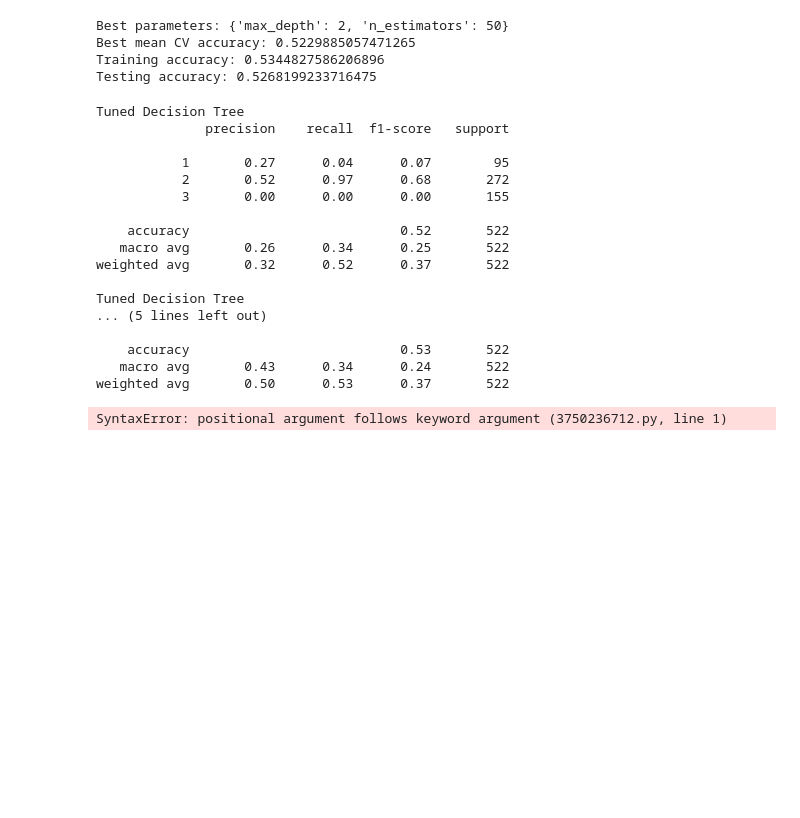
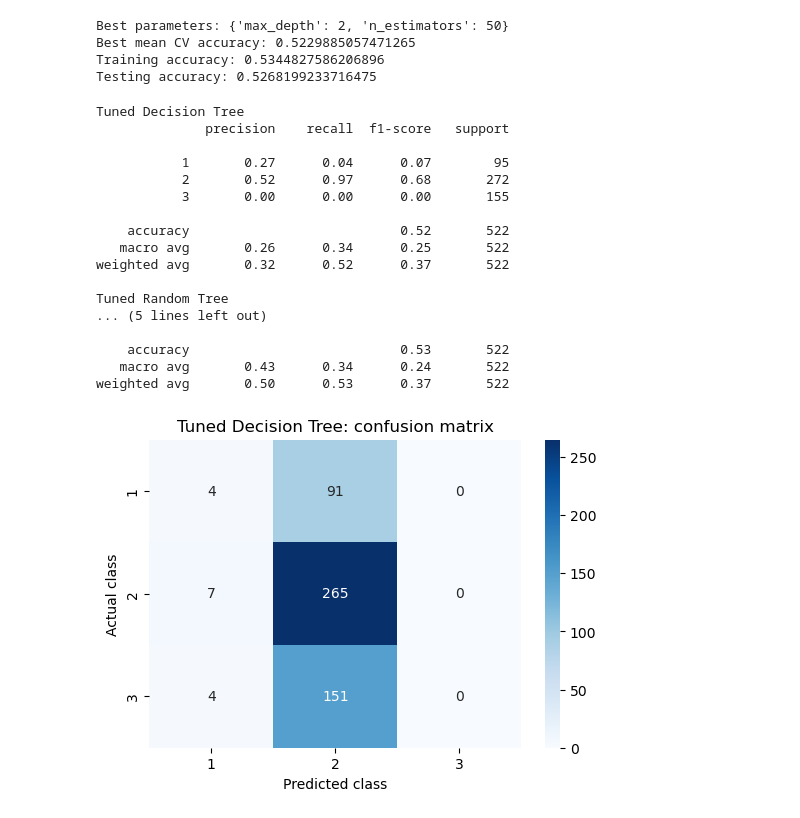
Before and after one commit to 2026679-arch/Machine-Learning-679, a Jupyter notebook: 2026679_CA1_Machine_Learning.ipynb, the cells around one changed output. Cells and saved outputs as stored; diff of their text form; code cells hidden in the pictures; blank space fills up the shorter version.

```diff
--- a/2026679_CA1_Machine_Learning.ipynb
+++ b/2026679_CA1_Machine_Learning.ipynb
@@ -472,7 +489,7 @@ from sklearn.metrics import classification_report
 print("Tuned Decision Tree")
 print(classification_report(y_test_25, dt_tuned_pred))
 
-print("Tuned Decision Tree")
+print("Tuned Random Tree")
 print(classification_report(y_test_25, rf_tuned_pred))
 # %% [output]
 Tuned Decision Tree
@@ -486,7 +503,7 @@ Tuned Decision Tree
    macro avg       0.26      0.34      0.25       522
 weighted avg       0.32      0.52      0.37       522
 
-Tuned Decision Tree
+Tuned Random Tree
 ... (5 lines left out)
 
     accuracy                           0.53       522
@@ -499,8 +516,18 @@ dt_cm = confusion_matrix(y_test_25, dt_tuned_pred, labels=[1,2,3])
 # %%
-plt.figure(figsize = 6, 4) sns.heatmap(dt_cm, annot=True, fmt="d", cmap="Blues", xticklabels=[1,2,3], yticklabels=[1,2,3])
+plt.figure(figsize = (6, 4))
+
+sns.heatmap(
+    dt_cm,
+    annot=True,
+    fmt="d",
+    cmap="Blues",
+    xticklabels=[1,2,3],
+    yticklabels=[1, 2, 3]
+)
 
 plt.title("Tuned Decision Tree: confusion matrix")
 plt.xlabel("Predicted class")
-plt.ylabel("Actual")
+plt.ylabel("Actual class")
+plt.show()
 # %% [output]
-SyntaxError: positional argument follows keyword argument (3750236712.py, line 1)
+[figure, added]
```
Also changed, not shown: parts of 13 cells of this notebook.
